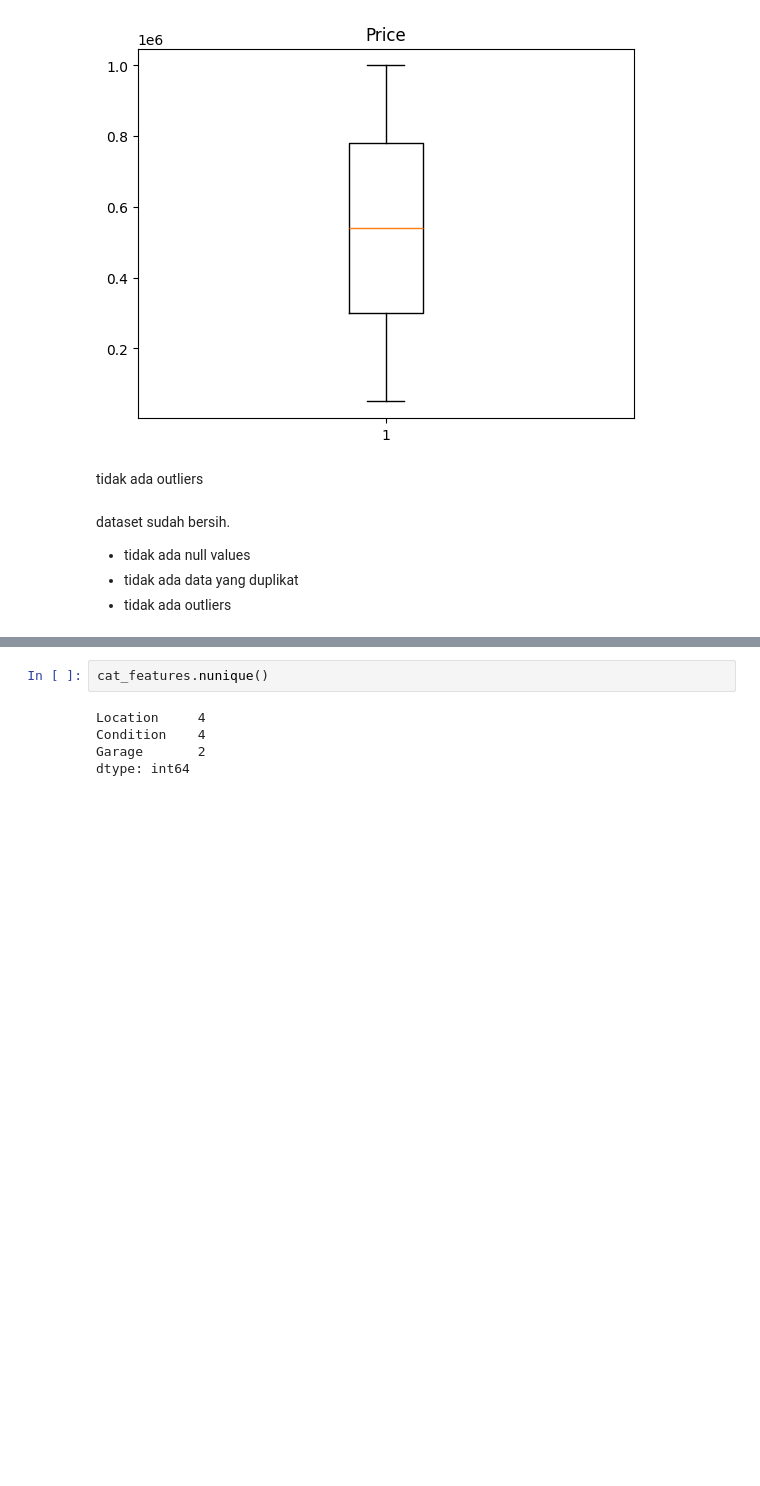
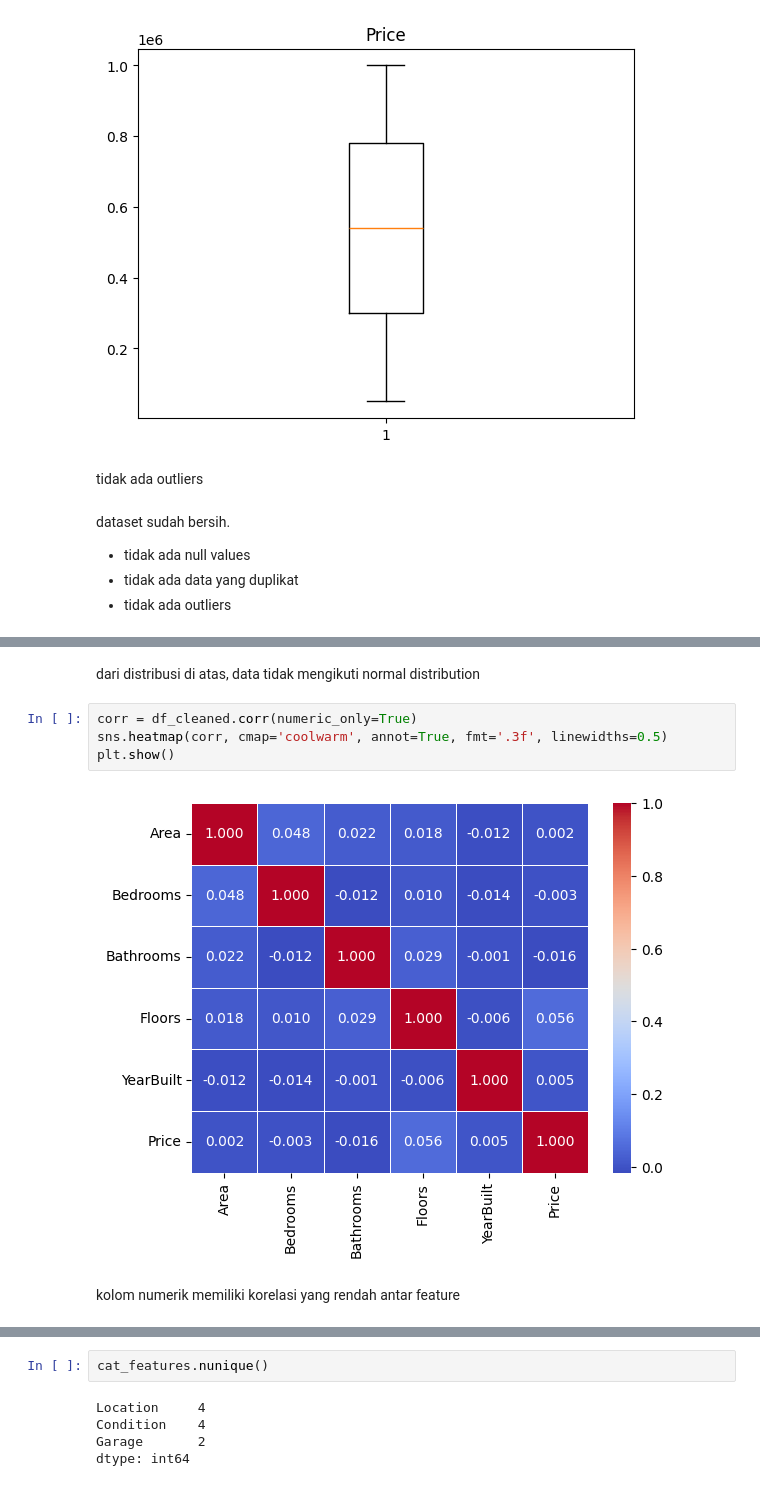
Before and after one commit to NurulAis/house-price, a Jupyter notebook: notebook.ipynb, the cells around one changed output, grey strips where cells are left out. Drawn from its saved outputs; the diff is of its cells as text; blank space fills up the shorter version.

```diff
--- a/notebook.ipynb
+++ b/notebook.ipynb
@@ -113,0 +142,10 @@ cat_features.head()
+# %% [markdown]
+dari distribusi di atas, data tidak mengikuti normal distribution
+# %%
+corr = df_cleaned.corr(numeric_only=True)
+sns.heatmap(corr, cmap='coolwarm', annot=True, fmt='.3f', linewidths=0.5)
+plt.show()
+# %% [output]
+[figure, added]
+# %% [markdown]
+kolom numerik memiliki korelasi yang rendah antar feature
```
Also changed, not shown: parts of 14 cells of this notebook.
